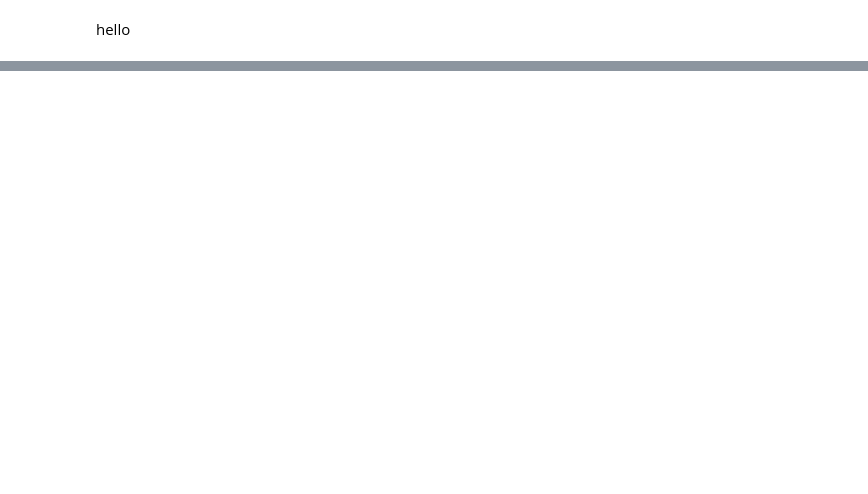
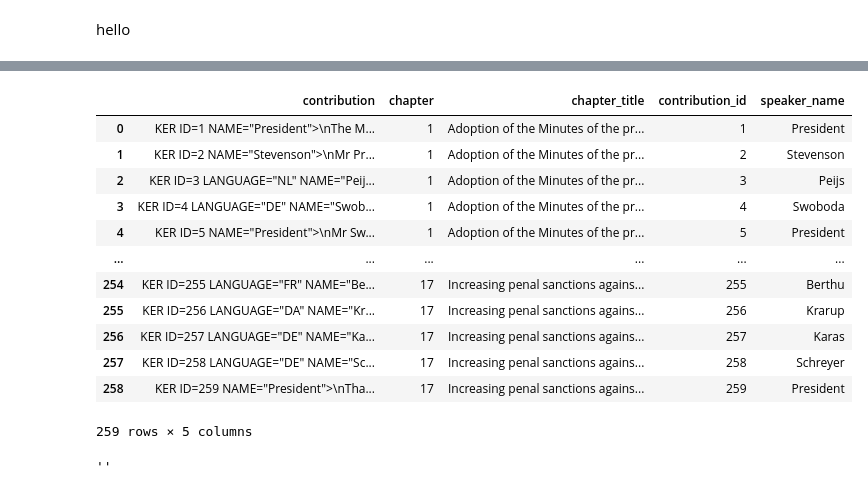
Before and after one commit to konratp/detecting-far-right-talking-points, a Jupyter notebook: data_cleaning/loading_data_kp.ipynb, the cells around one changed output, grey strips where cells are left out. Saved outputs shown, nothing was run; the diff lists cells and outputs as text; code cells hidden in the pictures; blank space fills up the shorter version.

```diff
--- a/data_cleaning/loading_data_kp.ipynb
+++ b/data_cleaning/loading_data_kp.ipynb
@@ -195,4 +198,4 @@ results['chapter'] = results['chapter'].astype(str)
 
 results['chapter_title'] = results['chapter'].map(chap_titles)
 # %%
-results
+results = results.reset_index(drop = True)
@@ -221,0 +208,9 @@ am i working on my own branch?
+# %%
+results = results[results.contribution.str.contains('KER ID')]
+# %%
+sp_id = {}
+for i in results.contribution:
+    sp_id[i.partition('KER ID=')[2].partition(' ')[0]] = i.partition('NAME=\"')[2].partition('\">')[0]
+# %%
+results['contribution_id'] = sp_id.keys()
+results
@@ -221,0 +231,17 @@ am i working on my own branch?
+# %%
+results['speaker_name'] = results['contribution_id'].map(sp_id)
+results
+# %% [output]
+|  | contribution | chapter | chapter_title | contribution_id | speaker_name |
+| 0 | KER ID=1 NAME="President">\nThe M... | 1 | Adoption of the Minutes of the pr... | 1 | President |
+| 1 | KER ID=2 NAME="Stevenson">\nMr Pr... | 1 | Adoption of the Minutes of the pr... | 2 | Stevenson |
+| 2 | KER ID=3 LANGUAGE="NL" NAME="Peij... | 1 | Adoption of the Minutes of the pr... | 3 | Peijs |
+| 3 | KER ID=4 LANGUAGE="DE" NAME="Swob... | 1 | Adoption of the Minutes of the pr... | 4 | Swoboda |
+| 4 | KER ID=5 NAME="President">\nMr Sw... | 1 | Adoption of the Minutes of the pr... | 5 | President |
+| ... | ... | ... | ... | ... | ... |
+| 254 | KER ID=255 LANGUAGE="FR" NAME="Be... | 17 | Increasing penal sanctions agains... | 255 | Berthu |
+| 255 | KER ID=256 LANGUAGE="DA" NAME="Kr... | 17 | Increasing penal sanctions agains... | 256 | Krarup |
+| 256 | KER ID=257 LANGUAGE="DE" NAME="Ka... | 17 | Increasing penal sanctions agains... | 257 | Karas |
+| 257 | KER ID=258 LANGUAGE="DE" NAME="Sc... | 17 | Increasing penal sanctions agains... | 258 | Schreyer |
+| 258 | KER ID=259 NAME="President">\nTha... | 17 | Increasing penal sanctions agains... | 259 | President |
+259 rows × 5 columns
@@ -221,0 +254,4 @@ am i working on my own branch?
+# %%
+results.iloc[1].contribution.partition('LANGUAGE=\"')[2].partition('\"')[0]
+# %% [output]
+''
```
Also changed, not shown: parts of 14 cells of this notebook.
